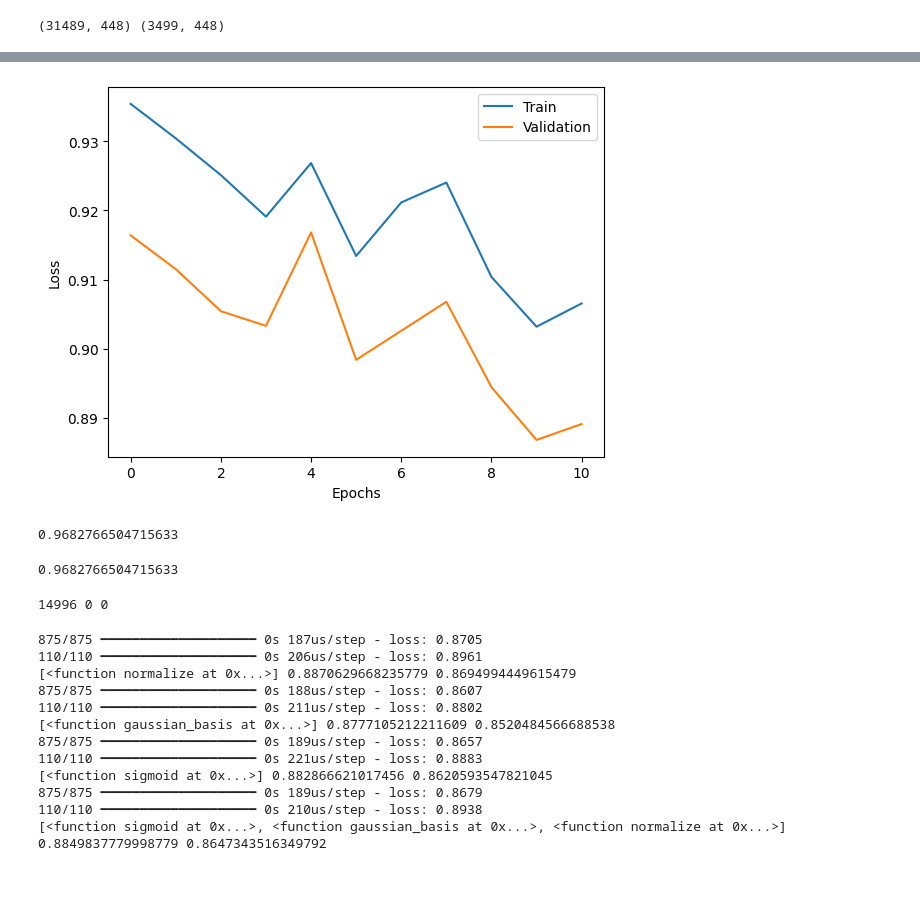
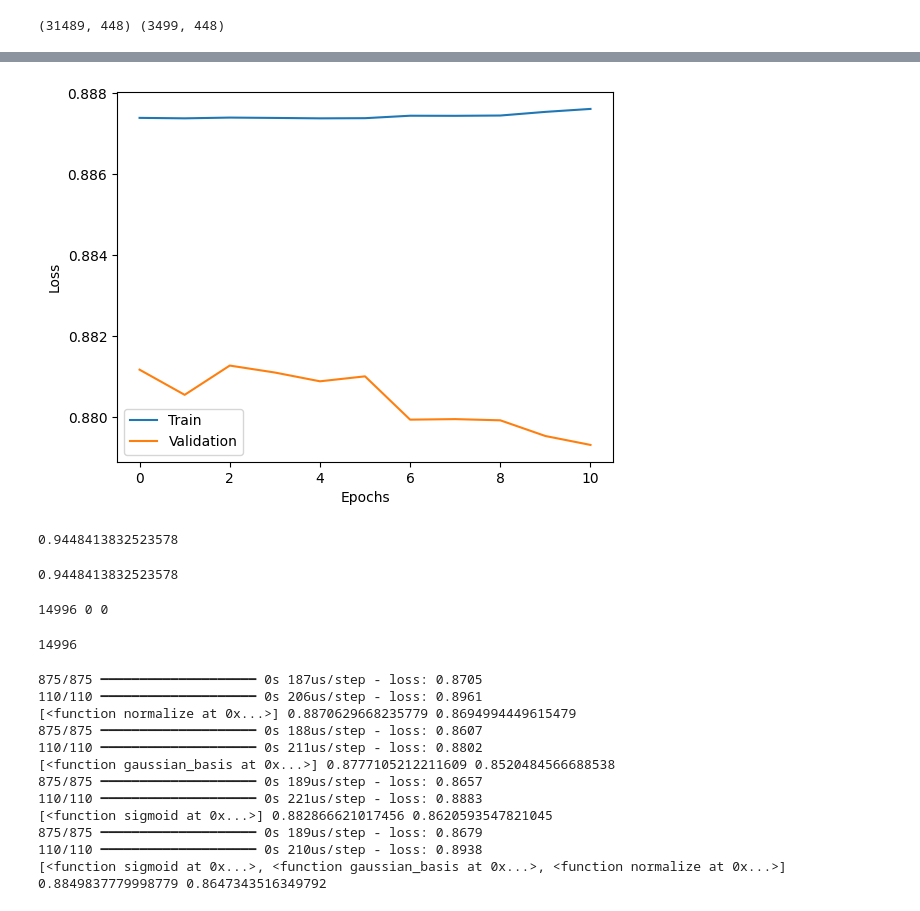
Before and after one commit to amaljoe/FML_assignment1, a Jupyter notebook: kaggle_comp.ipynb, the cells around one changed output, grey strips where cells are left out. Saved outputs shown, nothing was run; the diff lists cells and outputs as text; code cells hidden in the pictures; blank space fills up the shorter version.

```diff
--- a/kaggle_comp.ipynb
+++ b/kaggle_comp.ipynb
@@ -120,6 +120,8 @@ def relu(x):
 
 # Add polynomial features
 def transform_input(X):
+    mu = np.mean(X)
+    sigma = np.std(X)
     X_new = X
     for i in range(-3, 3):
         j = i / 3
@@ -135,11 +137,11 @@ W_poly = np.random.randn(X_train_poly.shape[1], 1)
 # %% [output]
 (31489, 448) (3499, 448)
 # %%
-W_poly = np.load('weights6.npy')
+W_poly = np.load('weights7.npy')
 # %%
-epochs = 100000
+epochs = 100
 
-W_train_poly, errors, val_errors = fit(X_train_poly, y_train, W_poly, X_val_poly, y_val, lr=0.001, epochs=epochs, print_every=epochs/10, batch_size=32)
+W_train_poly, errors, val_errors = fit(X_train_poly, y_train, W_poly, X_val_poly, y_val, lr=0.0001, epochs=epochs, print_every=epochs/10, batch_size=256)
 
 plot_errors(errors, val_errors)
 
@@ -161,4 +163,4 @@ Epoch 99999, Loss: 0.9065536513866754, Val Loss: 0.8891145068500743, Rounded Val
-[figure, old version]
+[figure, new version]
-0.9682766504715633
+0.9448413832523578
 # %%
 # export weights
@@ -171,7 +173,7 @@ y_pred_round = y_pred.round()
 
 mse(y_val, y_pred_round)
 # %% [output]
-0.9682766504715633
+0.9448413832523578
 # %%
 # Get output for final test data
 X_final_test = np.array(test.drop('ID', axis=1))
@@ -195,5 +197,13 @@ output.to_csv('output7.csv', index=False)
 # %% [output]
 14996 0 0
+# %%
+# compare output7 and output8
+output7 = pd.read_csv('output7.csv')
+output8 = pd.read_csv('output8.csv')
+
+(output7['score'] == output8['score']).sum()
+# %% [output]
+14996
 # %%
 import tensorflow as tf
 
```
Also changed, not shown: parts of 3 cells of this notebook, 4 other files.
